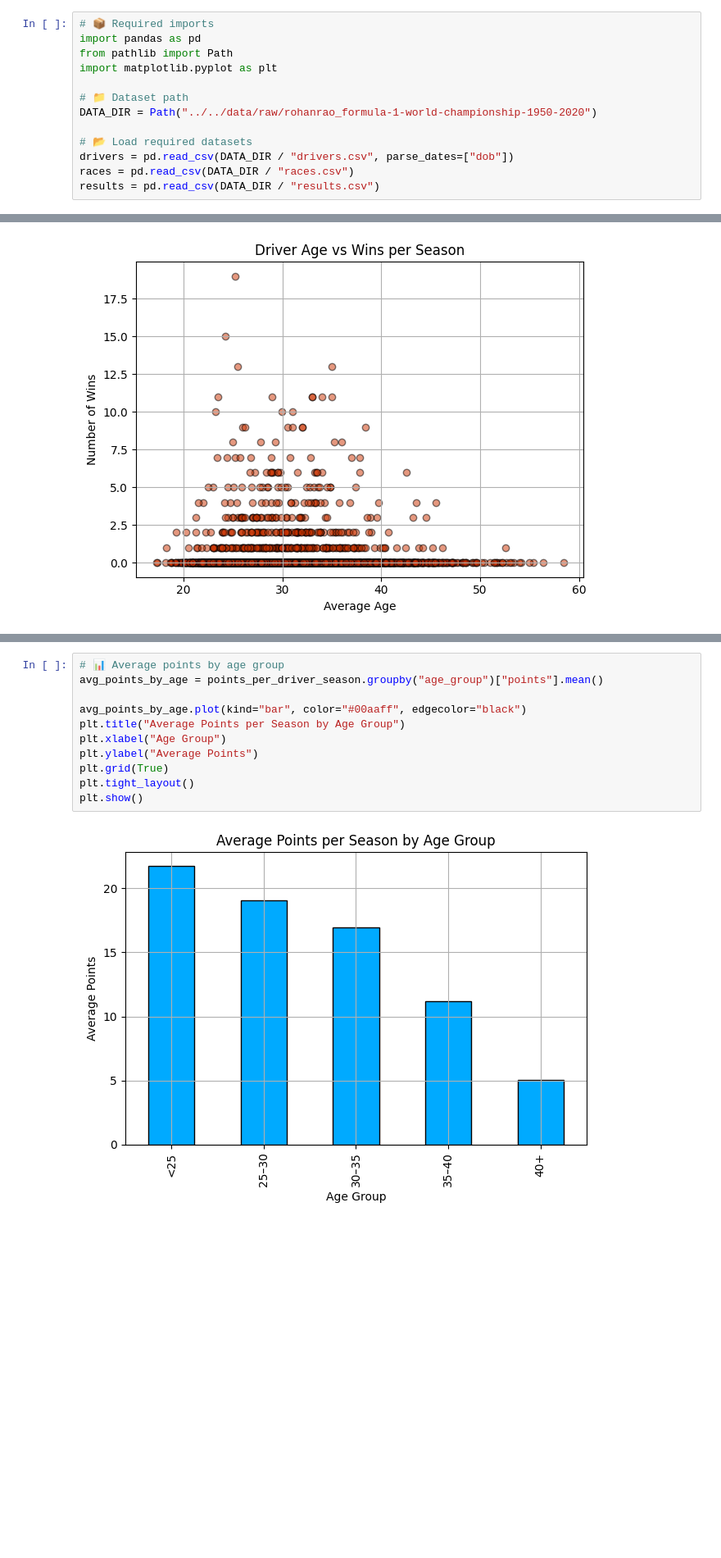
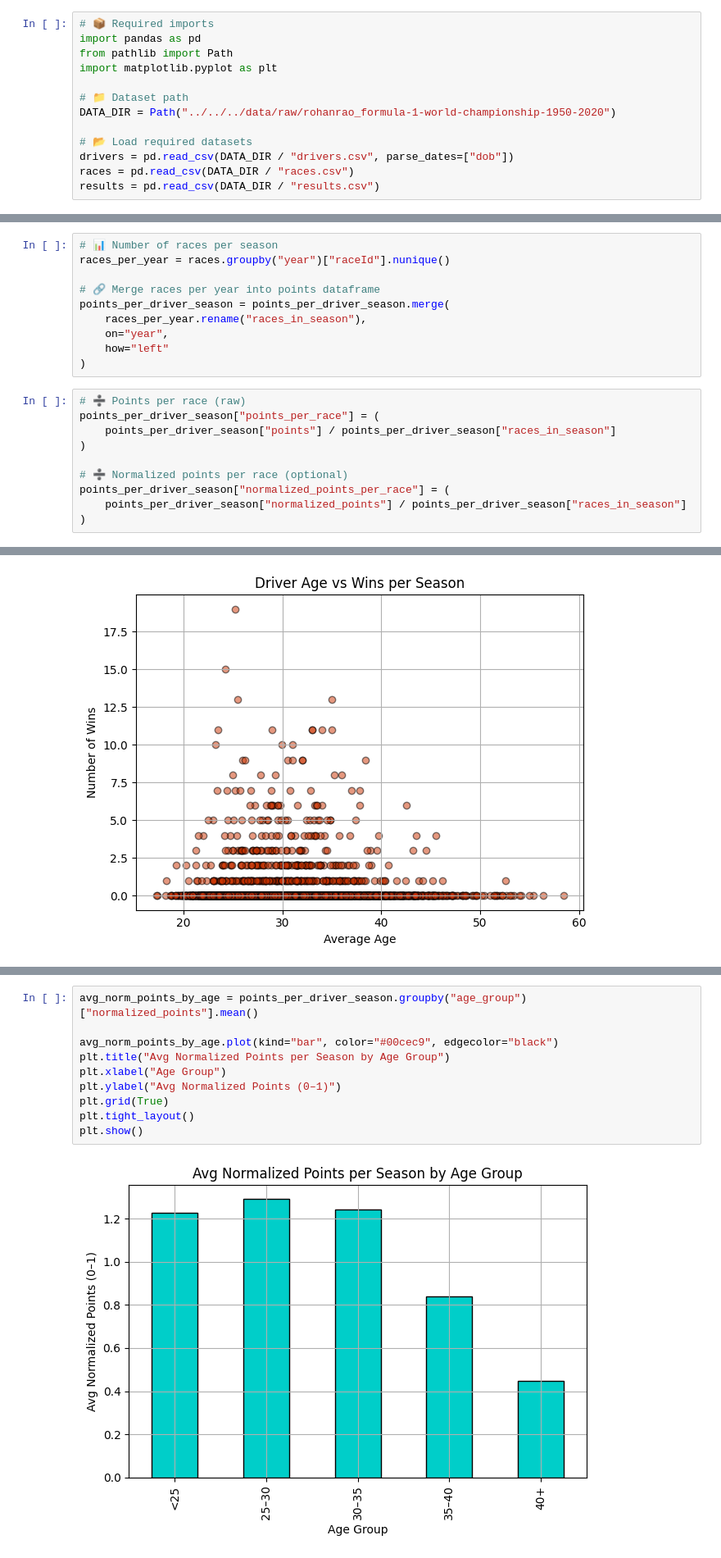
Before and after one commit to musacchio7/f1-ml, a Jupyter notebook: notebooks/kaggle_f1_championship/03_driver_age_analysis.ipynb, the cells around one changed output, grey strips where cells are left out. Shown at 82% size. Saved outputs shown, nothing was run; the diff lists cells and outputs as text; blank space fills up the shorter version.

```diff
--- a/notebooks/kaggle_f1_championship/03_driver_age_analysis.ipynb
+++ b/notebooks/kaggle_f1_championship/03_driver_age_analysis.ipynb
@@ -9,7 +14,7 @@ from pathlib import Path
 import matplotlib.pyplot as plt
 
 # 📁 Dataset path
-DATA_DIR = Path("../../data/raw/rohanrao_formula-1-world-championship-1950-2020")
+DATA_DIR = Path("../../../data/raw/rohanrao_formula-1-world-championship-1950-2020")
 
 # 📂 Load required datasets
 drivers = pd.read_csv(DATA_DIR / "drivers.csv", parse_dates=["dob"])
@@ -65,0 +100,20 @@ ValueError: No scoring system defined for year 2021
+# %%
+# 📊 Number of races per season
+races_per_year = races.groupby("year")["raceId"].nunique()
+
+# 🔗 Merge races per year into points dataframe
+points_per_driver_season = points_per_driver_season.merge(
+    races_per_year.rename("races_in_season"),
+    on="year",
+    how="left"
+)
+# %%
+# ➗ Points per race (raw)
+points_per_driver_season["points_per_race"] = (
+    points_per_driver_season["points"] / points_per_driver_season["races_in_season"]
+)
+
+# ➗ Normalized points per race (optional)
+points_per_driver_season["normalized_points_per_race"] = (
+    points_per_driver_season["normalized_points"] / points_per_driver_season["races_in_season"]
+)
@@ -102,15 +214,14 @@ labels = ["<25", "25–30", "30–35", "35–40", "40+"]
 
 points_per_driver_season["age_group"] = pd.cut(points_per_driver_season["age"], bins=bins, labels=labels)
 # %%
-# 📊 Average points by age group
-avg_points_by_age = points_per_driver_season.groupby("age_group")["points"].mean()
+avg_norm_points_by_age = points_per_driver_season.groupby("age_group")["normalized_points"].mean()
 
-avg_points_by_age.plot(kind="bar", color="#00aaff", edgecolor="black")
-plt.title("Average Points per Season by Age Group")
+avg_norm_points_by_age.plot(kind="bar", color="#00cec9", edgecolor="black")
+plt.title("Avg Normalized Points per Season by Age Group")
 plt.xlabel("Age Group")
-plt.ylabel("Average Points")
+plt.ylabel("Avg Normalized Points (0–1)")
 plt.grid(True)
 plt.tight_layout()
 plt.show()
 # %% [output]
-[figure, old version]
+[figure, new version]
```
Also changed, not shown: parts of 11 cells of this notebook, 3 other files.
